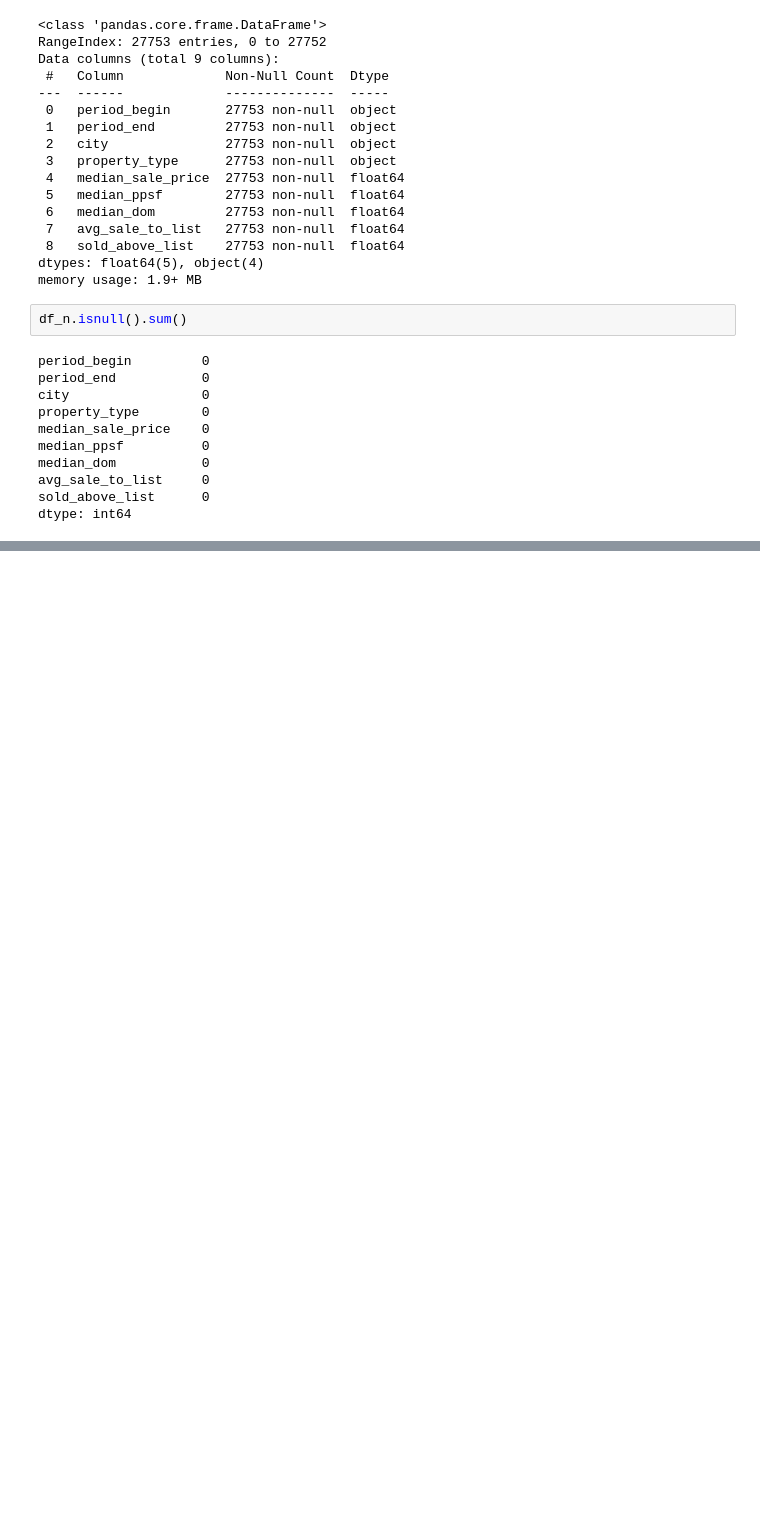
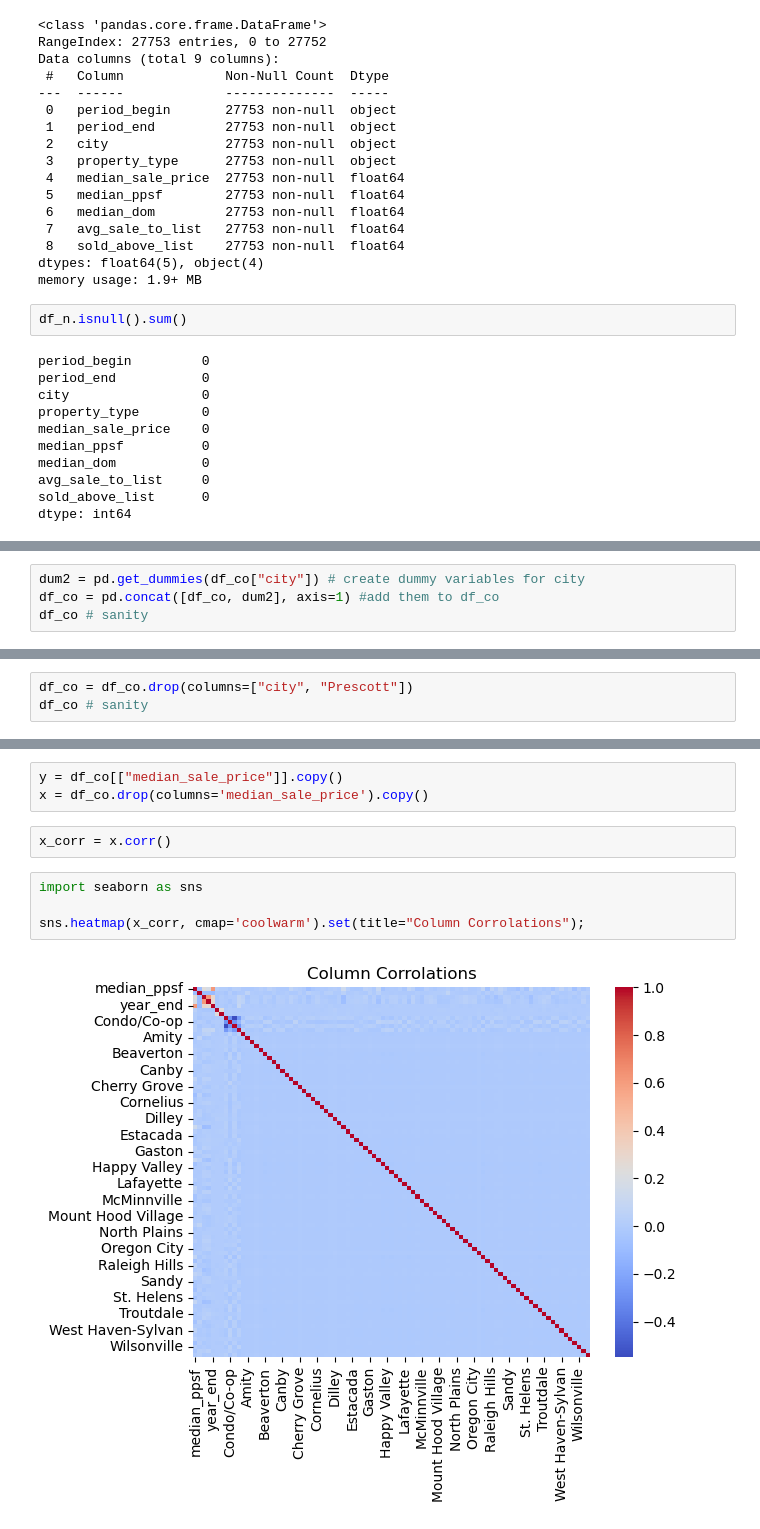
Before and after one commit to marboard/Cap, a Jupyter notebook: Real.ipynb, the cells around one changed output, grey strips where cells are left out. Cells and saved outputs as stored; diff of their text form; blank space fills up the shorter version.

```diff
--- a/Real.ipynb
+++ b/Real.ipynb
@@ -890,0 +1027,4 @@ dtype: int64
+# %%
+dum2 = pd.get_dummies(df_co["city"]) # create dummy variables for city
+df_co = pd.concat([df_co, dum2], axis=1) #add them to df_co
+df_co # sanity
@@ -890,0 +1047,3 @@ dtype: int64
+# %%
+df_co = df_co.drop(columns=["city", "Prescott"])
+df_co # sanity
@@ -890,0 +1076,11 @@ dtype: int64
+# %%
+y = df_co[["median_sale_price"]].copy()
+x = df_co.drop(columns='median_sale_price').copy()
+# %%
+x_corr = x.corr()
+# %%
+import seaborn as sns
+
+sns.heatmap(x_corr, cmap='coolwarm').set(title="Column Corrolations");
+# %% [output]
+[figure, added]
```
Also changed, not shown: parts of 69 cells of this notebook.
